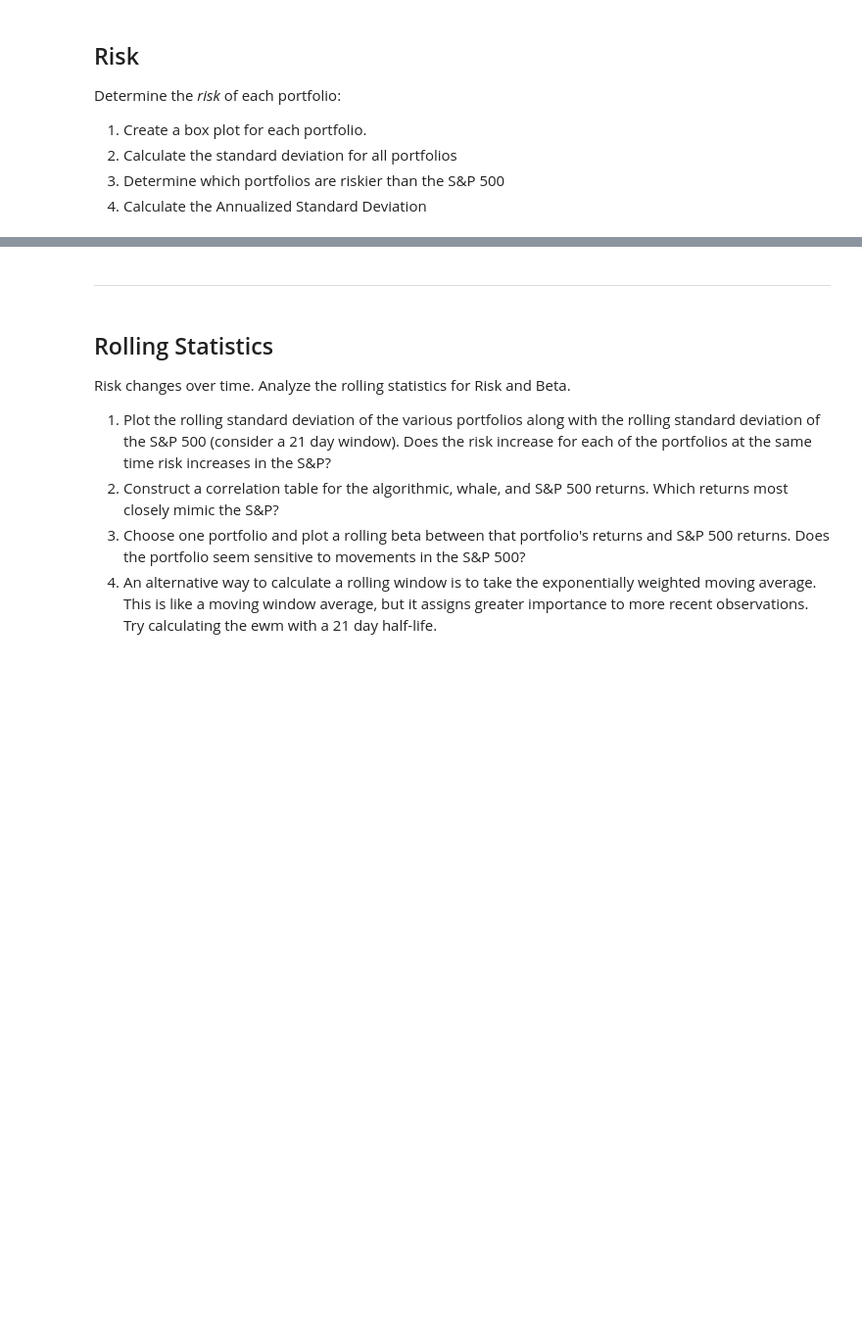
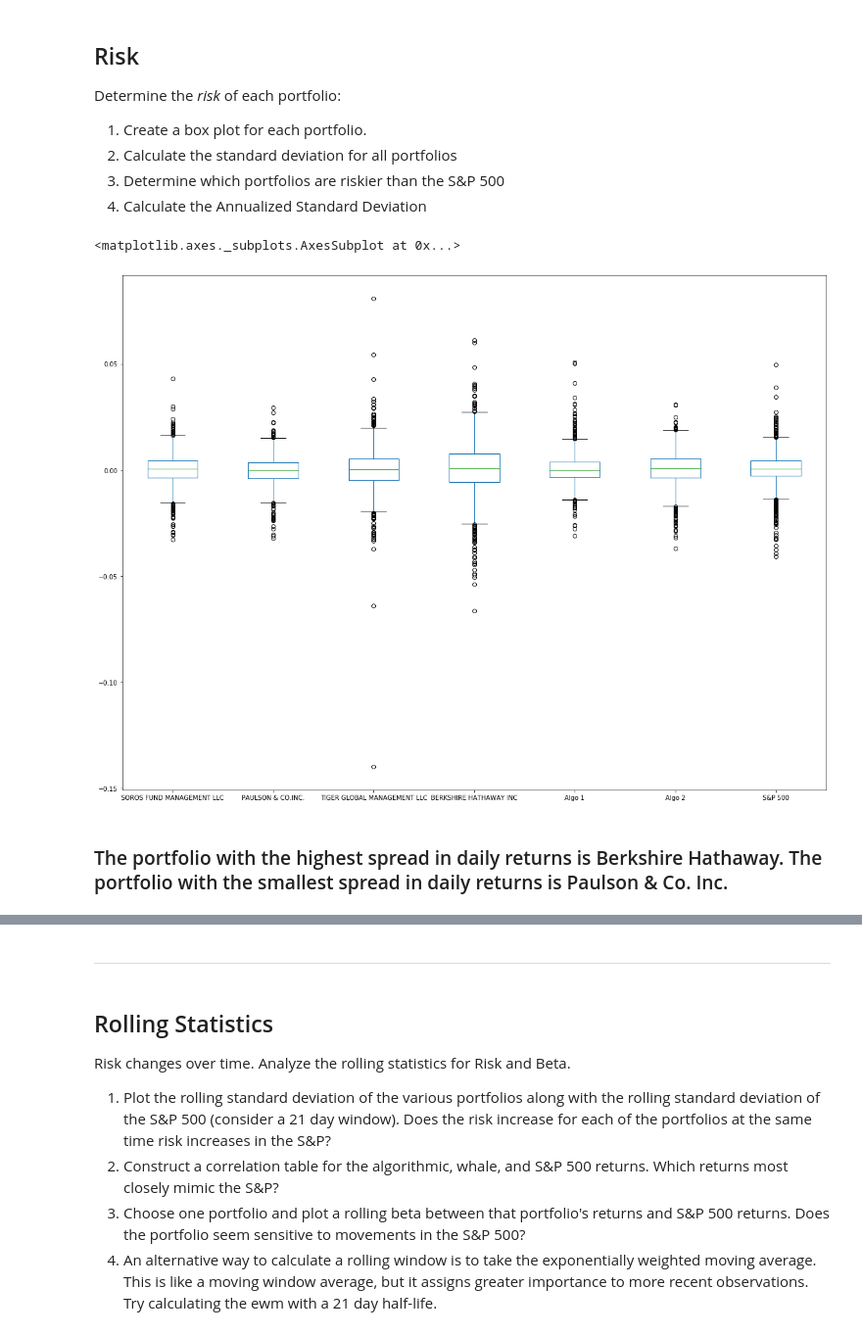
Before and after one commit to AnnSweetNanners/pandas-homework, a Jupyter notebook: Instructions/Starter_Code/whale_analysis.ipynb, the cells around one changed output, grey strips where cells are left out. Shown at 98% size. Drawn from its saved outputs; the diff is of its cells as text; code cells hidden in the pictures; blank space fills up the shorter version.

```diff
--- a/Instructions/Starter_Code/whale_analysis.ipynb
+++ b/Instructions/Starter_Code/whale_analysis.ipynb
@@ -219,6 +226,12 @@ Determine the _risk_ of each portfolio:
 # %%
 # Box plot to visually show risk
 # YOUR CODE HERE
+daily_returns.plot.box(figsize=(20,15))
+# %% [output]
+<matplotlib.axes._subplots.AxesSubplot at 0x...>
+[figure, added]
+# %% [markdown]
+### The portfolio with the highest spread in daily returns is Berkshire Hathaway. The portfolio with the smallest spread in daily returns is Paulson & Co. Inc.
 # %%
 # Daily Standard Deviations
 # Calculate the standard deviation for each portfolio.
```
Also changed, not shown: parts of 13 cells of this notebook.
